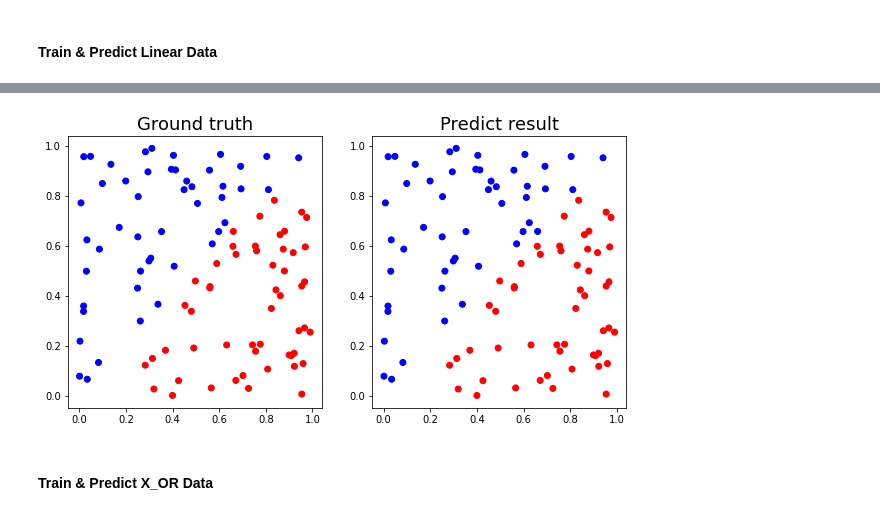
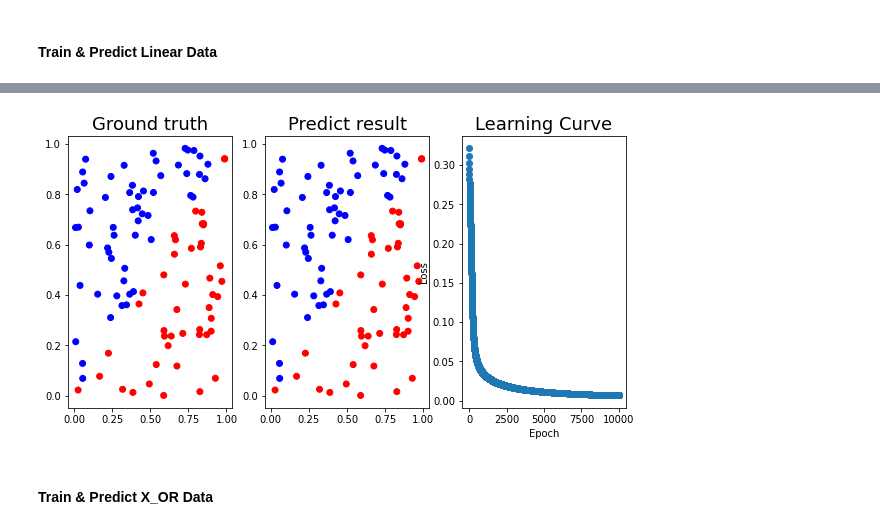
Before and after one commit to jeffchengtw/DeepLearning, a Jupyter notebook: Lab01.ipynb, the cells around one changed output, grey strips where cells are left out. Saved outputs shown, nothing was run; the diff lists cells and outputs as text; code cells hidden in the pictures.

```diff
--- a/Lab01.ipynb
+++ b/Lab01.ipynb
@@ -49,19 +49,27 @@ def show_dataset(x1, y1, x2, y2 ):
             plt.plot(x2[i][0], x2[i][1], 'bo')
     plt.show()
 
-def show_result(x, y, pred_y):
+def show_result(x, y, pred_y, history):
     pred_y = np.round(pred_y)
     cm = LinearSegmentedColormap.from_list(
         'mymap', [(1, 0, 0), (0, 0, 1)], N=2)
     plt.figure(figsize=(10,5))
-    plt.subplot(1,2,1)
+    plt.subplot(1,3,1)
     plt.title('Ground truth', fontsize=18)
     plt.scatter(x[:,0], x[:,1], c=y[:,0], cmap=cm)
 
-    plt.subplot(1,2,2)
+    plt.subplot(1,3,2)
     plt.title('Predict result', fontsize=18)
     plt.scatter(x[:,0], x[:,1], c=pred_y[:,0], cmap=cm)
 
+    epoch = np.array([i[0] for i in history])
+    loss = np.array([i[1] for i in history])
+    plt.subplot(1,3,3)
+    plt.title('Learning Curve', fontsize=18)
+    plt.xlabel('Epoch')
+    plt.ylabel('Loss')
+    plt.scatter(epoch, loss)
+
     plt.show()
 # %%
 x1, y1 = generate_linear(n=100)
@@ -178,11 +186,10 @@ class Model():
         self.hidden_layer_2 = layer(4, 1)
         pass
 
-    def forward(self, X, y):
+    def forward(self, X):
         a1 = self.hidden_layer_1.forward(X)
-        y_pred = self.hidden_layer_2.forward(a1)
-        loss = MSE(y, y_pred)
-        return y_pred, loss
+        a2 = self.hidden_layer_2.forward(a1)
+        return a2
 
     def backward(self, d_loss):
         g1 = self.hidden_layer_2.backward(d_loss)
@@ -196,6 +203,9 @@ class Model():
 # hyperparameter
 EPOCH = 10000
 LEARNING_RATE = 1
+ # history
+history_linear = []
+history_XOR = []
 # %% [markdown]
 #### Train & Predict Linear Data
 # %%
@@ -203,13 +213,16 @@ X, y = generate_linear(n=100)
 # trian
 model_linear = Model()
 for epoch in range(EPOCH):
-    y_pred, loss = model_linear.forward(X, y)
+    y_pred = model_linear.forward(X)
+    loss = MSE(y, y_pred)
     d_loss = derivative_loss(y, y_pred)
     g1, g2 = model_linear.backward(d_loss)
     model_linear.update()
 
     if epoch%500 == 0:
         print(f'epoch : {epoch} loss : {loss} ')
-y_linear, none = model_linear.forward(X, y)
-show_result(X, y, y_linear)
+    history_linear.append((epoch, loss))
+
+y_linear = model_linear.forward(X)
+show_result(X, y, y_linear, history_linear)
 # %% [output]
@@ -236,4 +249,4 @@ epoch : 9500 loss : 0.006065565171026624
-[figure, old version]
+[figure, new version]
 # %% [markdown]
 #### Train & Predict X_OR Data
 # %%
```
Also changed, not shown: parts of 4 cells of this notebook.
